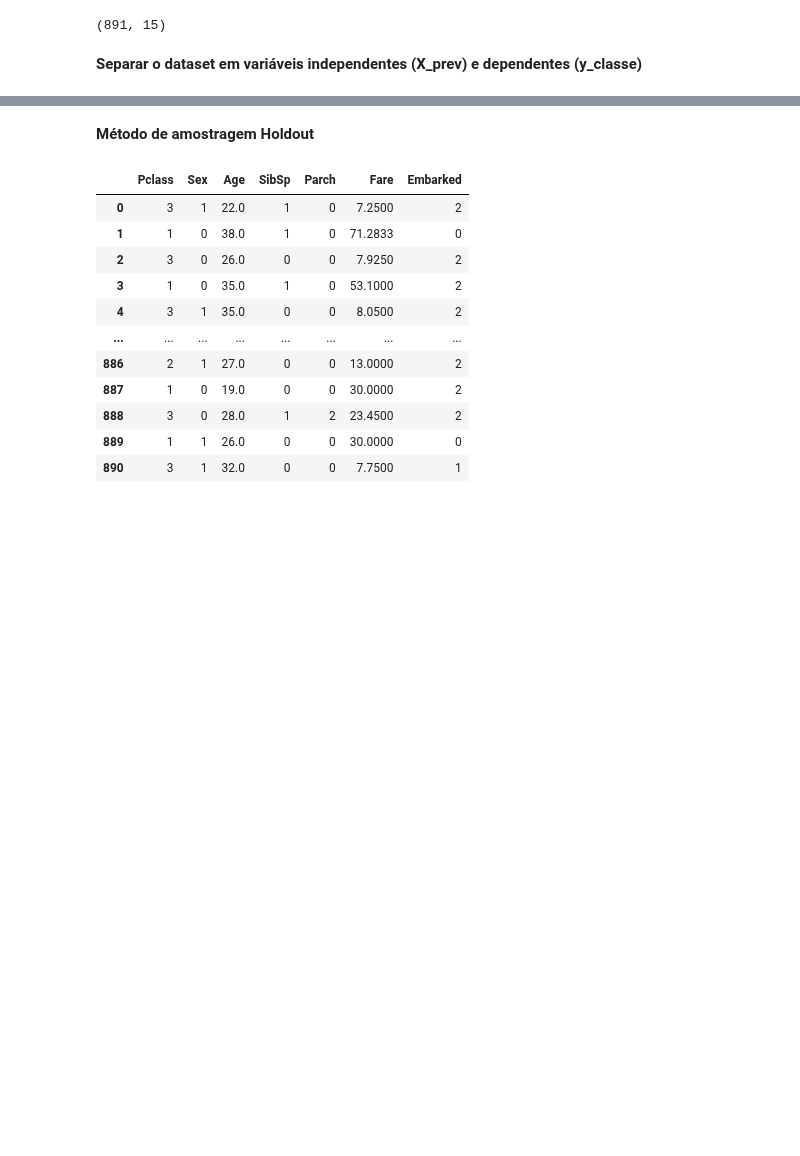
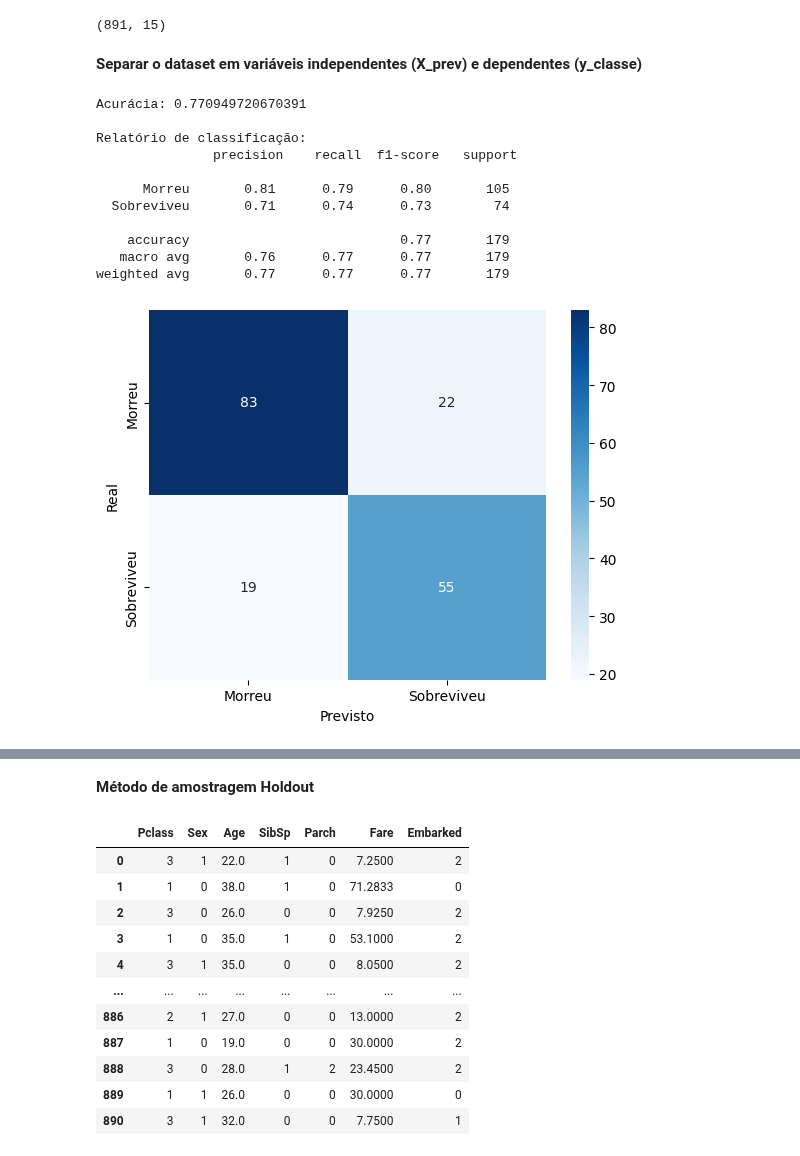
Before and after one commit to cauacostaalves/PUCMG, a Jupyter notebook: CienciasDaComputação/Quarto Semestre/IA/Listas/Lista 3/Q2/Codigos/Lendo_e_tratando_arquivo_v2.ipynb, the cells around one changed output, grey strips where cells are left out. Cells and saved outputs as stored; diff of their text form; code cells hidden in the pictures; blank space fills up the shorter version.

```diff
--- a/CienciasDaComputação/Quarto Semestre/IA/Listas/Lista 3/Q2/Codigos/Lendo_e_tratando_arquivo_v2.ipynb
+++ b/CienciasDaComputação/Quarto Semestre/IA/Listas/Lista 3/Q2/Codigos/Lendo_e_tratando_arquivo_v2.ipynb
@@ -158,3 +158,45 @@ base_encoded.shape
 features = ['Pclass','Sex','Age','SibSp','Parch','Fare','Embarked']
 X_prev = dados[features].copy()     # usa o DataFrame tratado (sem nulos e com encodes)
 y_classe = dados['Survived'].copy()
+# %%
+# Split
+from sklearn.model_selection import train_test_split
+X_treino, X_teste, y_treino, y_teste = train_test_split(
+    X_prev, y_classe, test_size=0.2, random_state=42
+)
+
+# Treino
+from sklearn.tree import DecisionTreeClassifier
+modelo = DecisionTreeClassifier(criterion='entropy', random_state=42)
+modelo.fit(X_treino, y_treino)
+
+# Avaliação no conjunto de teste
+from sklearn.metrics import accuracy_score, classification_report, confusion_matrix
+import seaborn as sns
+import matplotlib.pyplot as plt
+
+y_pred = modelo.predict(X_teste)
+
+print("Acurácia:", accuracy_score(y_teste, y_pred))
+print("\nRelatório de classificação:\n", classification_report(y_teste, y_pred, target_names=['Morreu','Sobreviveu']))
+
+cm = confusion_matrix(y_teste, y_pred)
+sns.heatmap(cm, annot=True, fmt='d', cmap='Blues',
+            xticklabels=['Morreu','Sobreviveu'],
+            yticklabels=['Morreu','Sobreviveu'])
+plt.xlabel('Previsto')
+plt.ylabel('Real')
+plt.show()
+# %% [output]
+Acurácia: 0.770949720670391
+
+Relatório de classificação:
+               precision    recall  f1-score   support
+
+      Morreu       0.81      0.79      0.80       105
+  Sobreviveu       0.71      0.74      0.73        74
+
+    accuracy                           0.77       179
+   macro avg       0.76      0.77      0.77       179
+weighted avg       0.77      0.77      0.77       179
+[figure, added]
```
Also changed, not shown: parts of 1 cell of this notebook, 2 other files.
